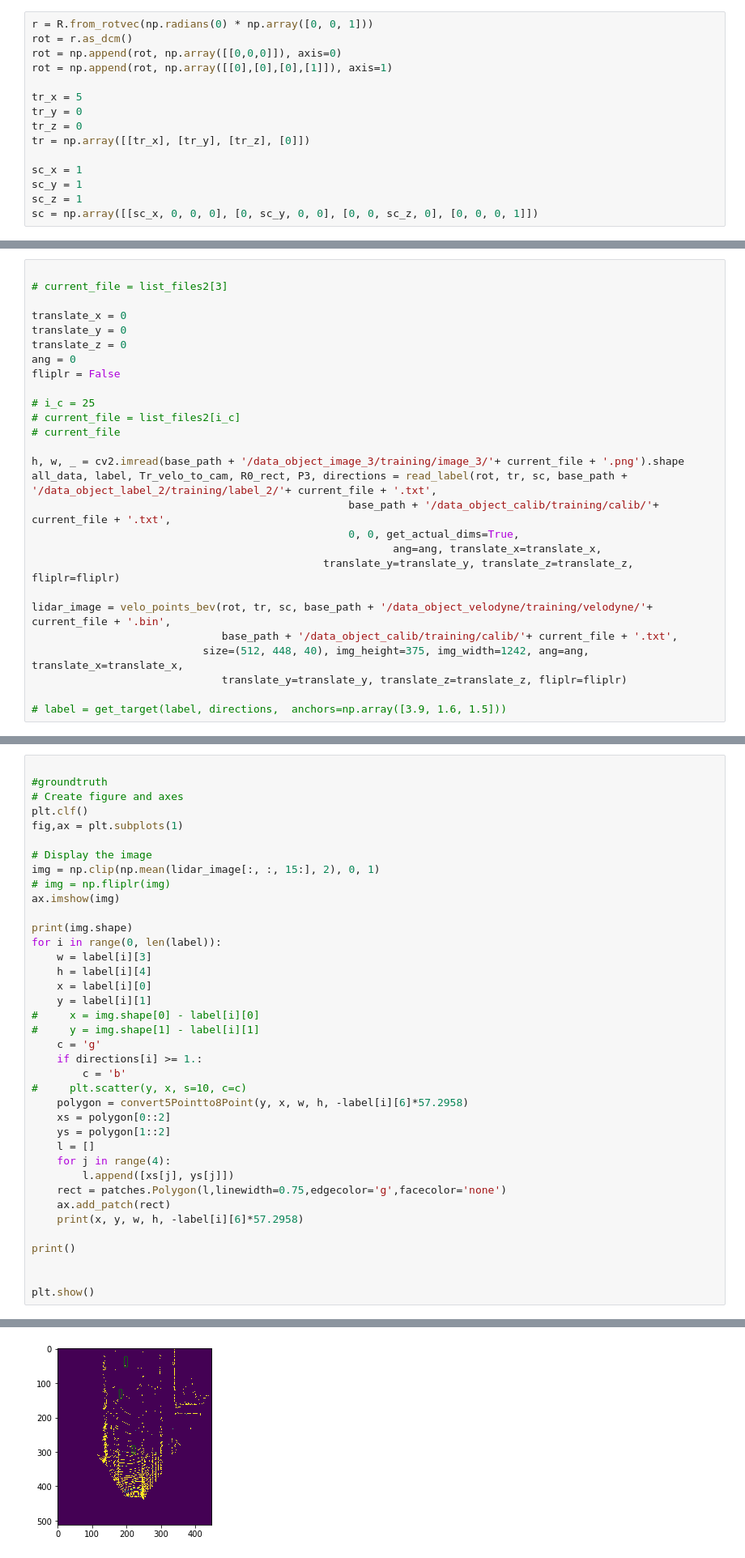
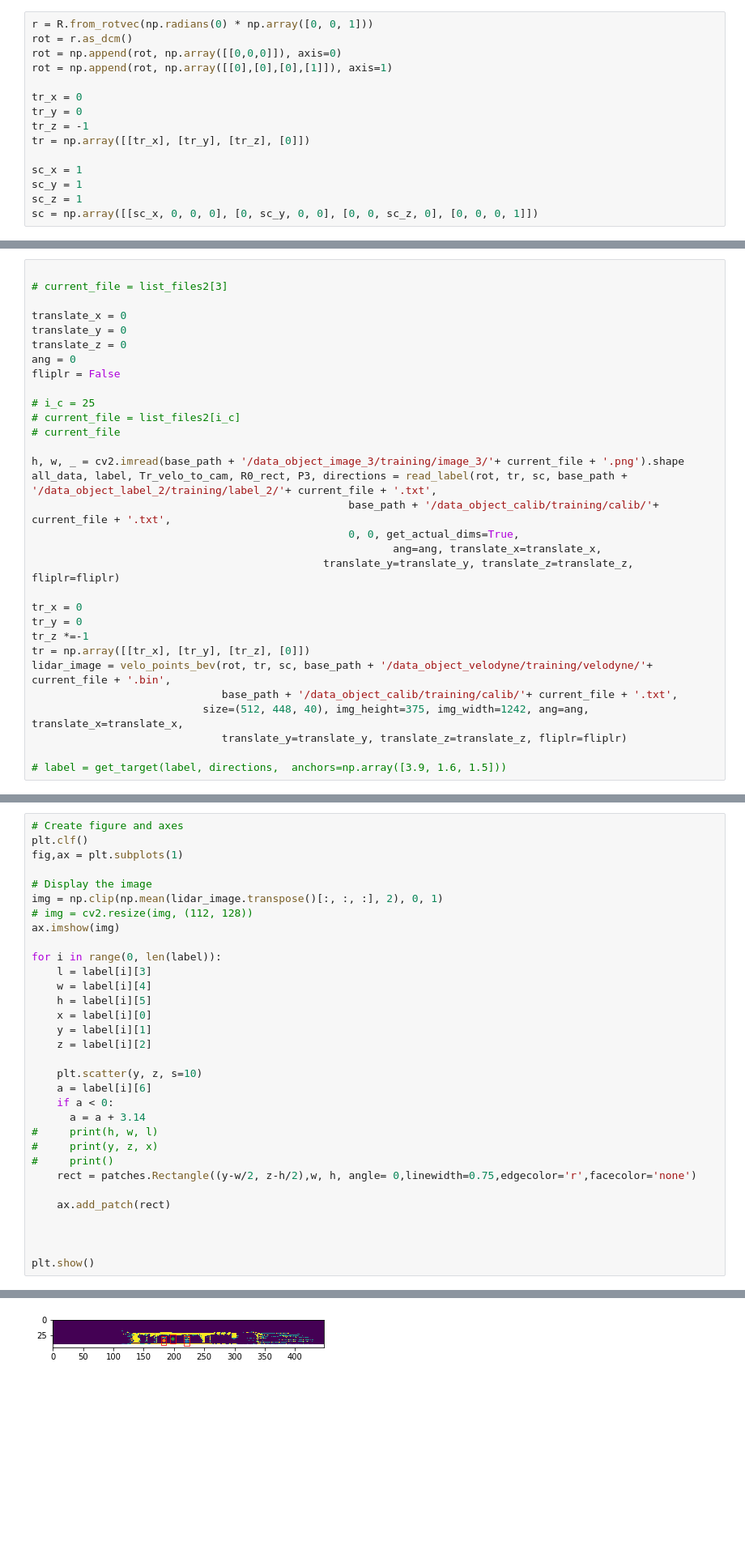
Before and after one commit to marmohamed/Multi-Modal-Fusion-For-3d-Object-Detection, a Jupyter notebook: src/Notebooks/Data Augmentation.ipynb, the cells around one changed output, grey strips where cells are left out. Shown: that part at 81% size. Saved outputs shown, nothing was run; the diff lists cells and outputs as text; blank space fills up the shorter version.

```diff
--- a/src/Notebooks/Data Augmentation.ipynb
+++ b/src/Notebooks/Data Augmentation.ipynb
@@ -70,9 +70,9 @@ rot = r.as_dcm()
 rot = np.append(rot, np.array([[0,0,0]]), axis=0)
 rot = np.append(rot, np.array([[0],[0],[0],[1]]), axis=1)
 
-tr_x = 5
+tr_x = 0
 tr_y = 0
-tr_z = 0
+tr_z = -1
 tr = np.array([[tr_x], [tr_y], [tr_z], [0]])
 
 sc_x = 1
@@ -150,6 +100,10 @@ all_data, label, Tr_velo_to_cam, R0_rect, P3, directions = read_label(rot, tr, s
                                                          ang=ang, translate_x=translate_x,
                                               translate_y=translate_y, translate_z=translate_z, fliplr=fliplr)
 
+tr_x = 0
+tr_y = 0
+tr_z *=-1
+tr = np.array([[tr_x], [tr_y], [tr_z], [0]])
 lidar_image = velo_points_bev(rot, tr, sc, base_path + '/data_object_velodyne/training/velodyne/'+ current_file + '.bin',
                               base_path + '/data_object_calib/training/calib/'+ current_file + '.txt',
                            size=(512, 448, 40), img_height=375, img_width=1242, ang=ang, translate_x=translate_x,
@@ -204,38 +156,32 @@ plt.show()
 # %%
-
-#groundtruth
 # Create figure and axes
 plt.clf()
 fig,ax = plt.subplots(1)
 
 # Display the image
-img = np.clip(np.mean(lidar_image[:, :, 15:], 2), 0, 1)
-# img = np.fliplr(img)
+img = np.clip(np.mean(lidar_image.transpose()[:, :, :], 2), 0, 1)
+# img = cv2.resize(img, (112, 128))
 ax.imshow(img)
 
-print(img.shape)
 for i in range(0, len(label)):
-    w = label[i][3]
-    h = label[i][4]
+    l = label[i][3]
+    w = label[i][4]
+    h = label[i][5]
     x = label[i][0]
     y = label[i][1]
-#     x = img.shape[0] - label[i][0]
-#     y = img.shape[1] - label[i][1]
-    c = 'g'
-    if directions[i] >= 1.:
-        c = 'b'
-#     plt.scatter(y, x, s=10, c=c)
-    polygon = convert5Pointto8Point(y, x, w, h, -label[i][6]*57.2958)
-    xs = polygon[0::2]
-    ys = polygon[1::2]
-    l = []
-    for j in range(4):
-        l.append([xs[j], ys[j]])
-    rect = patches.Polygon(l,linewidth=0.75,edgecolor='g',facecolor='none')
+    z = label[i][2]
+
+    plt.scatter(y, z, s=10)
+    a = label[i][6]
+    if a < 0:
+      a = a + 3.14
+#     print(h, w, l)
+#     print(y, z, x)
+#     print()
+    rect = patches.Rectangle((y-w/2, z-h/2),w, h, angle= 0,linewidth=0.75,edgecolor='r',facecolor='none')
+
     ax.add_patch(rect)
-    print(x, y, w, h, -label[i][6]*57.2958)
 
-print()
 
 
 plt.show()
@@ -248,4 +190,4 @@ plt.show()
-[figure, old version]
+[figure, new version]
 # %%
 ((random.random() * 2) - 1.) / 10.
 # %% [output]
```
Also changed, not shown: parts of 7 cells of this notebook, 1 other file.
